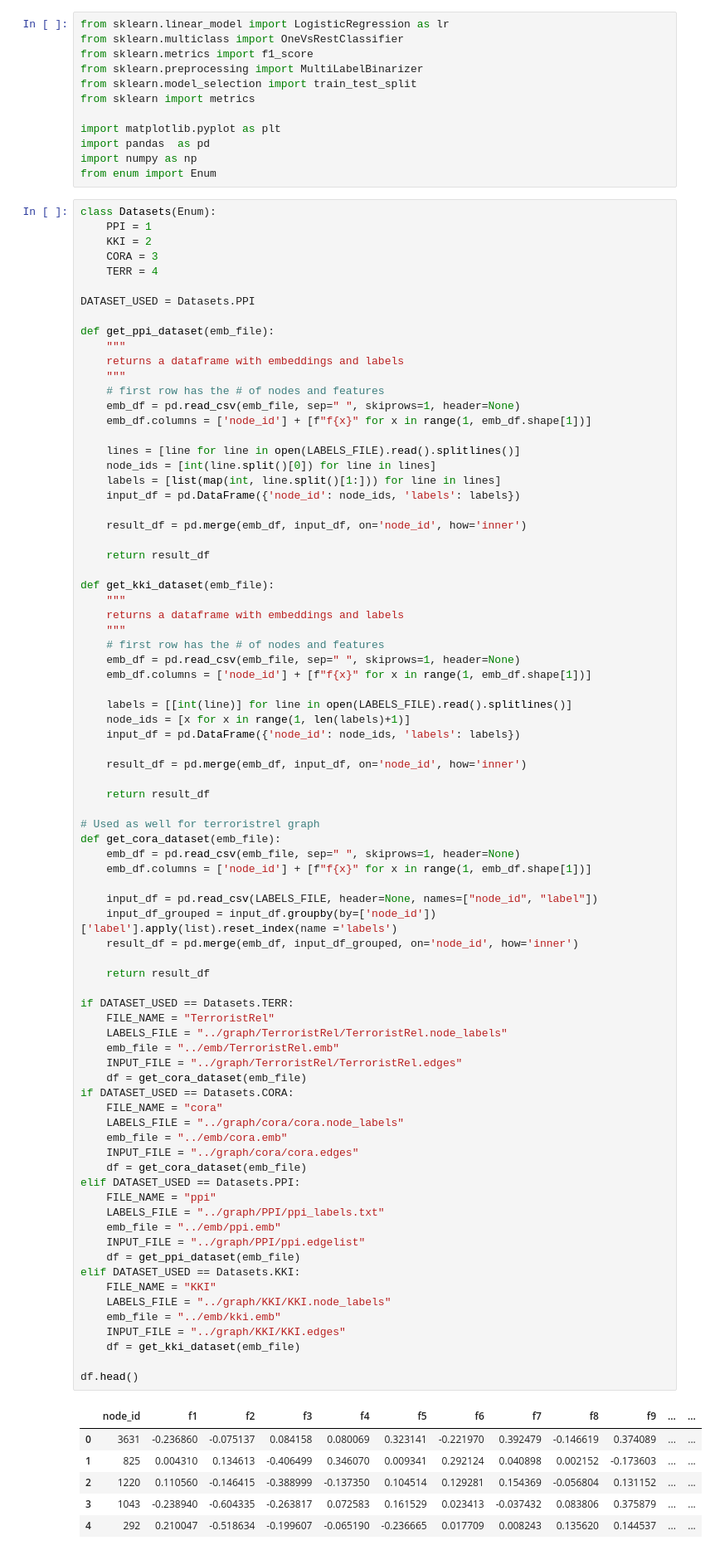
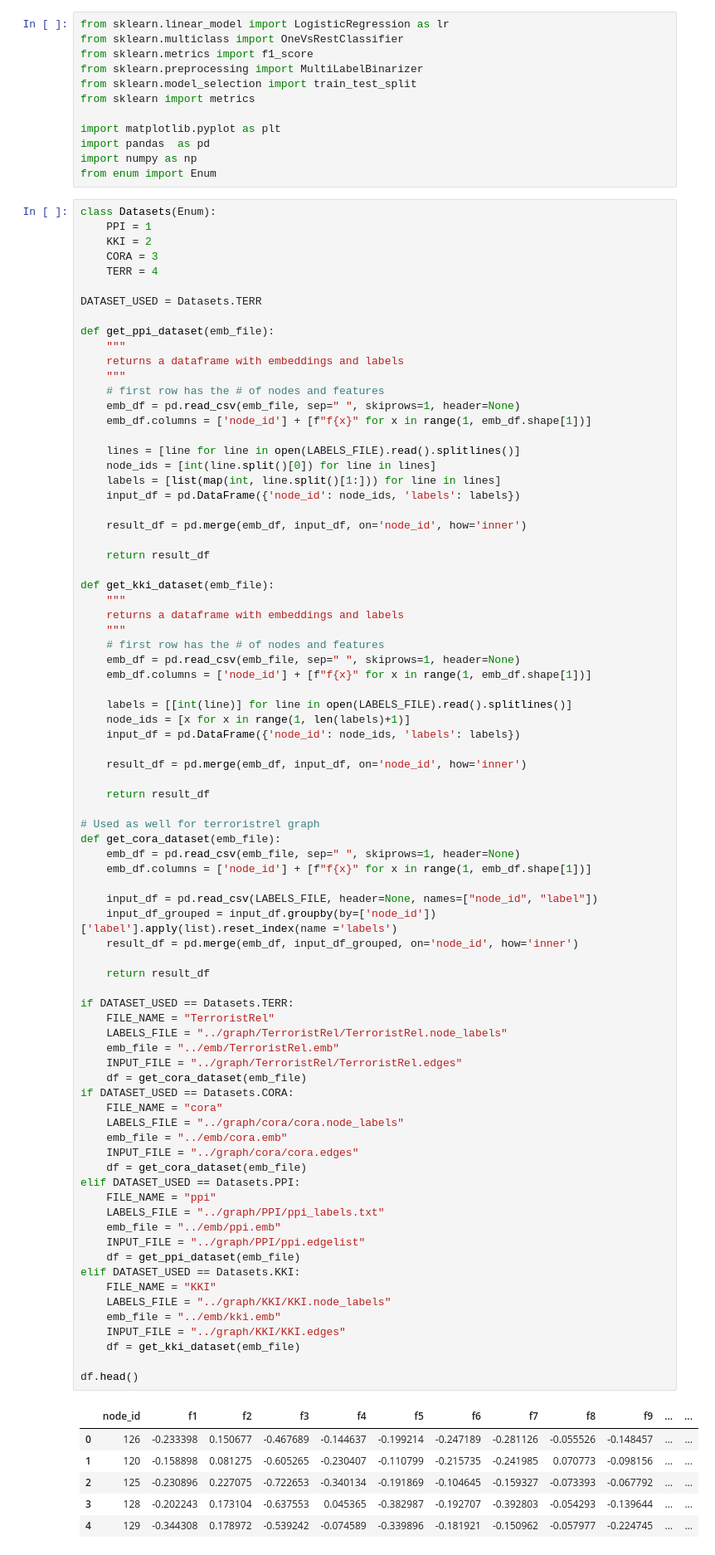
Before and after one commit to aditya-grover/node2vec, a Jupyter notebook: src/classification.ipynb, the cells around one changed output. Shown at 83% size. Saved outputs shown, nothing was run; the diff lists cells and outputs as text.

```diff
--- a/src/multi-classification.ipynb
+++ b/src/classification.ipynb
@@ -17,7 +17,7 @@ class Datasets(Enum):
     CORA = 3
     TERR = 4
 
-DATASET_USED = Datasets.PPI
+DATASET_USED = Datasets.TERR
 
 def get_ppi_dataset(emb_file):
     """
@@ -64,38 +64,38 @@ def get_cora_dataset(emb_file):
     return result_df
 
 if DATASET_USED == Datasets.TERR:
     FILE_NAME = "TerroristRel"
     LABELS_FILE = "../graph/TerroristRel/TerroristRel.node_labels"
     emb_file = "../emb/TerroristRel.emb"
     INPUT_FILE = "../graph/TerroristRel/TerroristRel.edges"
     df = get_cora_dataset(emb_file)
 if DATASET_USED == Datasets.CORA:
     FILE_NAME = "cora"
     LABELS_FILE = "../graph/cora/cora.node_labels"
     emb_file = "../emb/cora.emb"
     INPUT_FILE = "../graph/cora/cora.edges"
     df = get_cora_dataset(emb_file)
 elif DATASET_USED == Datasets.PPI:
     FILE_NAME = "ppi"
     LABELS_FILE = "../graph/PPI/ppi_labels.txt"
     emb_file = "../emb/ppi.emb"
     INPUT_FILE = "../graph/PPI/ppi.edgelist"
     df = get_ppi_dataset(emb_file)
 elif DATASET_USED == Datasets.KKI:
     FILE_NAME = "KKI"
     LABELS_FILE = "../graph/KKI/KKI.node_labels"
     emb_file = "../emb/kki.emb"
     INPUT_FILE = "../graph/KKI/KKI.edges"
     df = get_kki_dataset(emb_file)
 
 df.head()
 # %% [output]
 |  | node_id | f1 | f2 | f3 | f4 | f5 | f6 | f7 | f8 | f9 | ... | ... |
-| 0 | 3631 | -0.236860 | -0.075137 | 0.084158 | 0.080069 | 0.323141 | -0.221970 | 0.392479 | -0.146619 | 0.374089 | ... | ... |
-| 1 | 825 | 0.004310 | 0.134613 | -0.406499 | 0.346070 | 0.009341 | 0.292124 | 0.040898 | 0.002152 | -0.173603 | ... | ... |
-| 2 | 1220 | 0.110560 | -0.146415 | -0.388999 | -0.137350 | 0.104514 | 0.129281 | 0.154369 | -0.056804 | 0.131152 | ... | ... |
-| 3 | 1043 | -0.238940 | -0.604335 | -0.263817 | 0.072583 | 0.161529 | 0.023413 | -0.037432 | 0.083806 | 0.375879 | ... | ... |
-| 4 | 292 | 0.210047 | -0.518634 | -0.199607 | -0.065190 | -0.236665 | 0.017709 | 0.008243 | 0.135620 | 0.144537 | ... | ... |
+| 0 | 126 | -0.233398 | 0.150677 | -0.467689 | -0.144637 | -0.199214 | -0.247189 | -0.281126 | -0.055526 | -0.148457 | ... | ... |
+| 1 | 120 | -0.158898 | 0.081275 | -0.605265 | -0.230407 | -0.110799 | -0.215735 | -0.241985 | 0.070773 | -0.098156 | ... | ... |
+| 2 | 125 | -0.230896 | 0.227075 | -0.722653 | -0.340134 | -0.191869 | -0.104645 | -0.159327 | -0.073393 | -0.067792 | ... | ... |
+| 3 | 128 | -0.202243 | 0.173104 | -0.637553 | 0.045365 | -0.382987 | -0.192707 | -0.392803 | -0.054293 | -0.139644 | ... | ... |
+| 4 | 129 | -0.344308 | 0.178972 | -0.539242 | -0.074589 | -0.339896 | -0.181921 | -0.150962 | -0.057977 | -0.224745 | ... | ... |
 5 rows × 130 columns
 # %%
 def plot_roc_curve(df):
```
